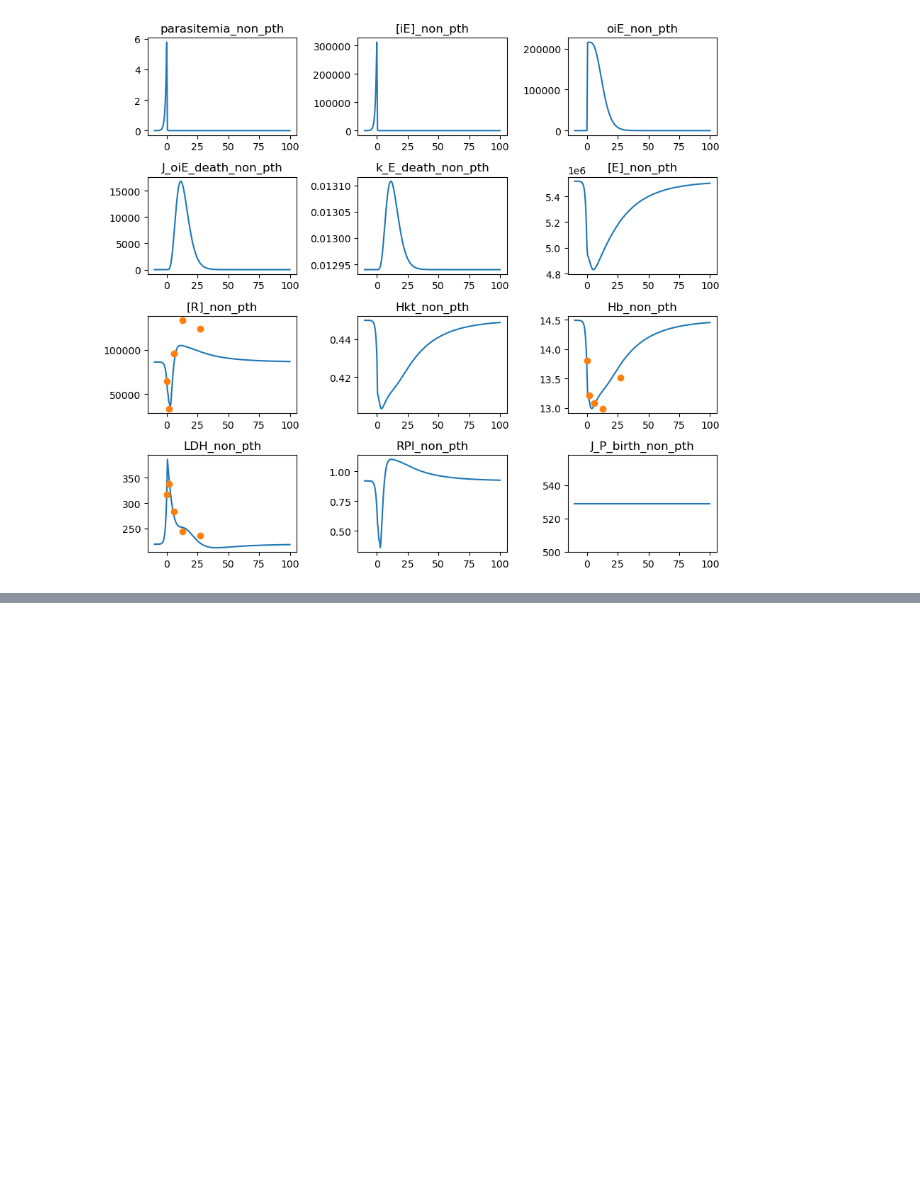
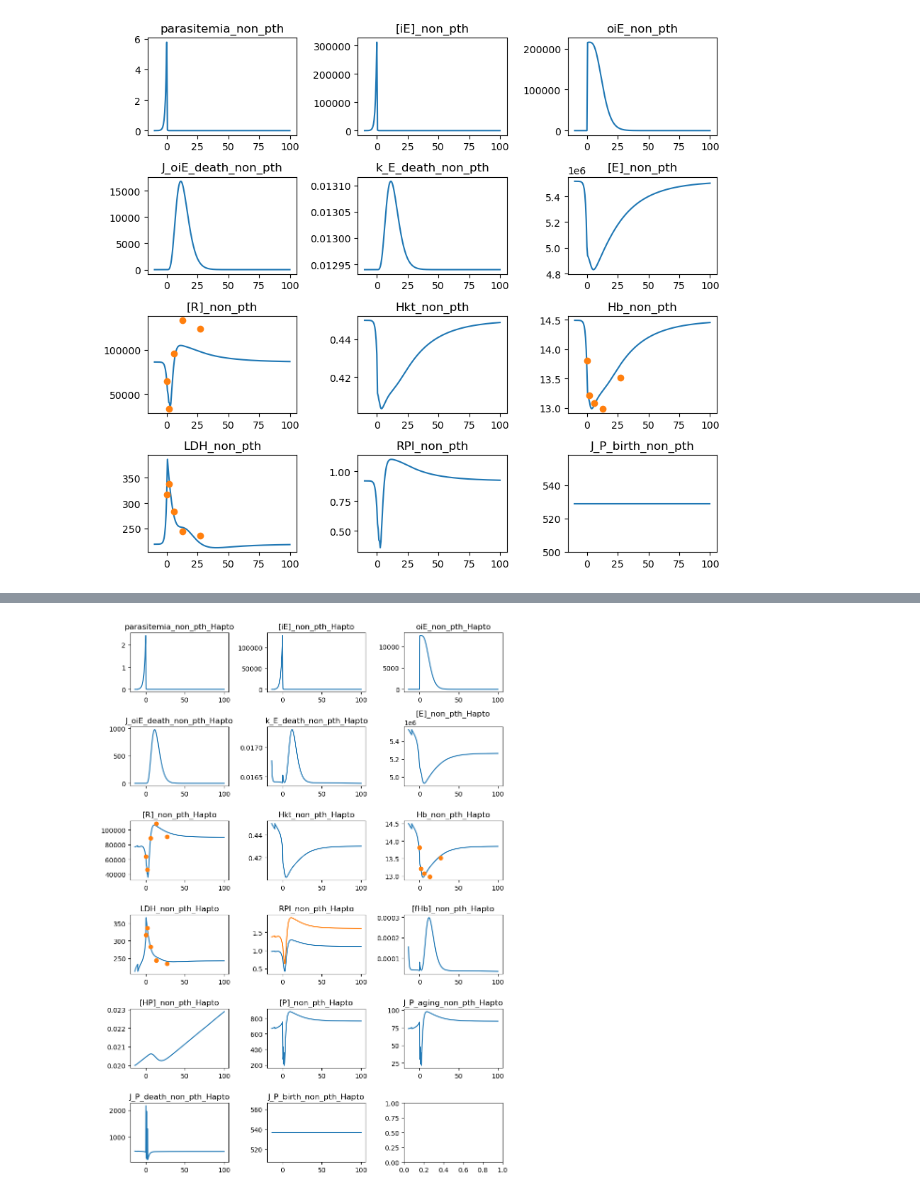
Before and after one commit to Nexia23/PTH_model_chapter, a Jupyter notebook: notebooks/estimation_results.ipynb, the cells around one changed output, grey strips where cells are left out. Cells and saved outputs as stored; diff of their text form; code cells hidden in the pictures; blank space fills up the shorter version.

```diff
--- a/notebooks/estimation_results.ipynb
+++ b/notebooks/estimation_results.ipynb
@@ -126,0 +418,30 @@ plt.show()
+# %%
+## plot results
+observables = ['parasitemia', '[iE]', 'oiE', 'J_oiE_death', 'k_E_death',
+               '[E]', '[R]', 'Hkt' ,'Hb', 'LDH','RPI','[fHb]','[HP]','[P]',
+               'J_P_aging', 'J_P_death',"J_P_birth"]
+
+n_cols = 3
+n_rows = int(np.ceil(len(observables)/n_cols))
+
+fig, ax = plt.subplots(n_rows, n_cols, squeeze=True, figsize=(n_cols*3, n_rows*2))
+
+for i, obs in enumerate(observables):
+    row = i//n_cols
+    col = i%n_cols
+    #ax[row, col].plot(non_pth_res_df['time'], non_pth_res_df[obs], label='no BH')
+    ax[row, col].plot(non_pth_res_df['time'], non_pth_res_df[obs])
+
+    ax[row, col].set_title(obs+f"_non_pth_{name}")
+    #ax[row, col].legend()
+ax[3,0].plot(fit_data_non_pth['Time'], fit_data_non_pth['LDH_mean'], 'o', label='data')
+ax[2,2].plot(fit_data_non_pth['Time'], fit_data_non_pth['Hb_mean'], 'o', label='data')
+ax[2,0].plot(fit_data_non_pth['Time'], fit_data_non_pth['[R]_mean'], 'o', label='data')
+# maturation time = 1, assumption Hkt does go underneath 0.4, in model
+rpi_calc = (non_pth_res_df['[R]'] / (non_pth_res_df['[R]'] + non_pth_res_df['[E]']+non_pth_res_df['[iE]'] + non_pth_res_df['oiE'])) * non_pth_res_df['Hkt'] / (0.45*0.01)
+ax[3, 1].plot(non_pth_res_df['time'], rpi_calc)
+
+plt.tight_layout()
+plt.show()
+# %% [output]
+[figure, added]
```
Also changed, not shown: parts of 12 cells of this notebook.
